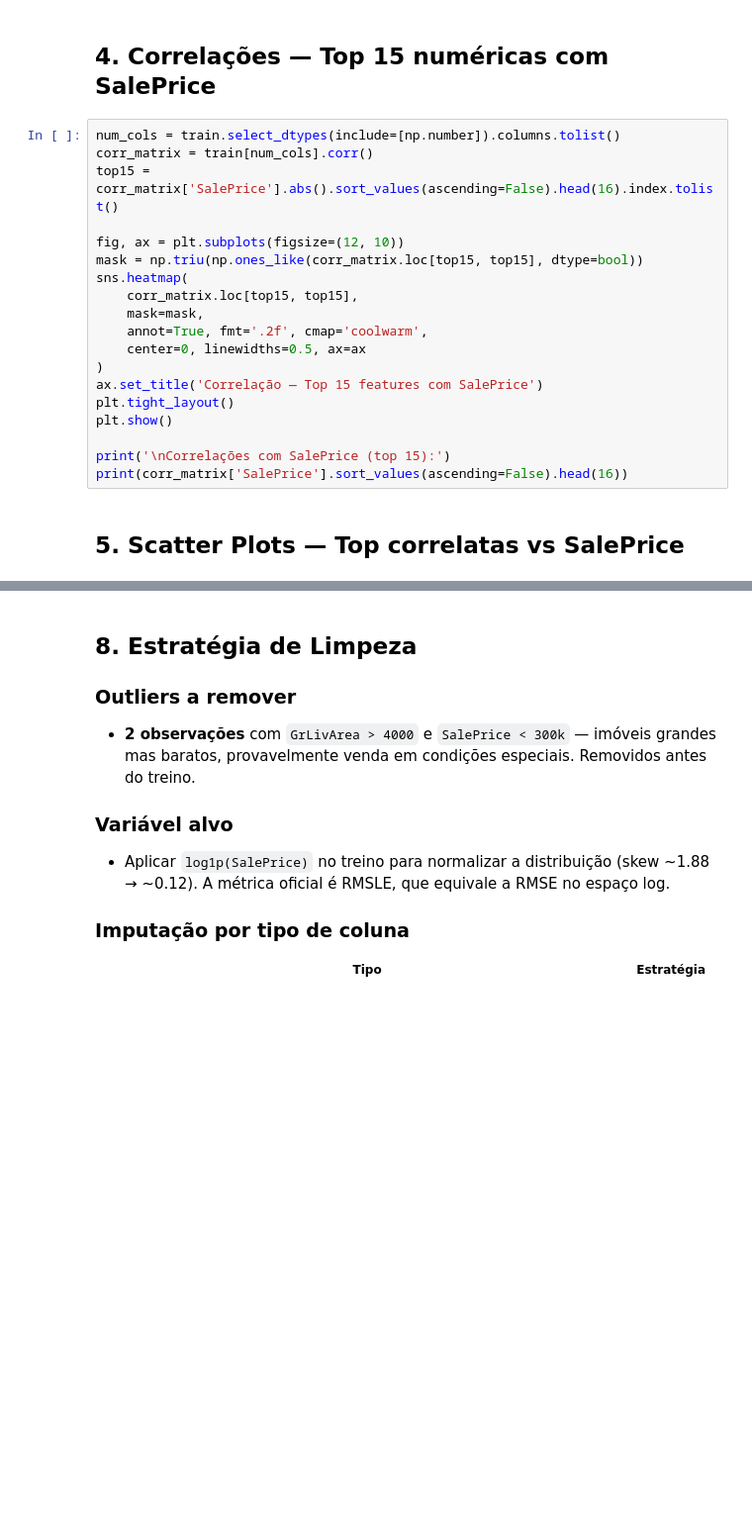
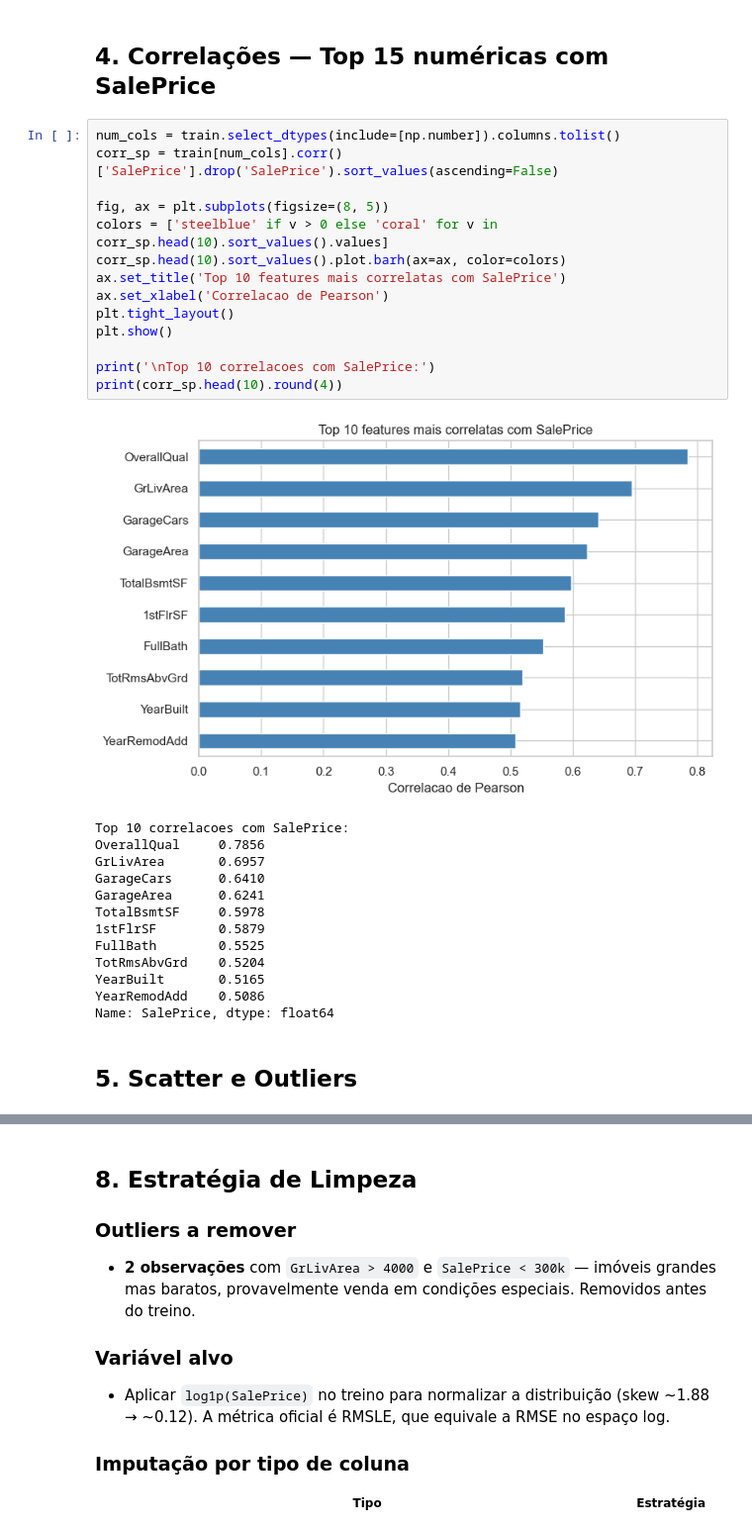
Before and after one commit to Victorios20/house-prices-comp, a Jupyter notebook: notebooks/01_EDA.ipynb, the cells around one changed output, grey strips where cells are left out. Shown at 99% size. Saved outputs shown, nothing was run; the diff lists cells and outputs as text; blank space fills up the shorter version.

```diff
--- a/notebooks/01_EDA.ipynb
+++ b/notebooks/01_EDA.ipynb
@@ -114,23 +166,32 @@ plt.show()
 ## 4. Correlações — Top 15 numéricas com SalePrice
 # %%
 num_cols = train.select_dtypes(include=[np.number]).columns.tolist()
-corr_matrix = train[num_cols].corr()
-top15 = corr_matrix['SalePrice'].abs().sort_values(ascending=False).head(16).index.tolist()
+corr_sp = train[num_cols].corr()['SalePrice'].drop('SalePrice').sort_values(ascending=False)
 
-fig, ax = plt.subplots(figsize=(12, 10))
-mask = np.triu(np.ones_like(corr_matrix.loc[top15, top15], dtype=bool))
-sns.heatmap(
-    corr_matrix.loc[top15, top15],
-    mask=mask,
-    annot=True, fmt='.2f', cmap='coolwarm',
-    center=0, linewidths=0.5, ax=ax
-)
-ax.set_title('Correlação — Top 15 features com SalePrice')
+fig, ax = plt.subplots(figsize=(8, 5))
+colors = ['steelblue' if v > 0 else 'coral' for v in corr_sp.head(10).sort_values().values]
+corr_sp.head(10).sort_values().plot.barh(ax=ax, color=colors)
+ax.set_title('Top 10 features mais correlatas com SalePrice')
+ax.set_xlabel('Correlacao de Pearson')
 plt.tight_layout()
 plt.show()
 
-print('\nCorrelações com SalePrice (top 15):')
-print(corr_matrix['SalePrice'].sort_values(ascending=False).head(16))
+print('\nTop 10 correlacoes com SalePrice:')
+print(corr_sp.head(10).round(4))
+# %% [output]
+[figure, added]
+Top 10 correlacoes com SalePrice:
+OverallQual     0.7856
+GrLivArea       0.6957
+GarageCars      0.6410
+GarageArea      0.6241
+TotalBsmtSF     0.5978
+1stFlrSF        0.5879
+FullBath        0.5525
+TotRmsAbvGrd    0.5204
+YearBuilt       0.5165
+YearRemodAdd    0.5086
+Name: SalePrice, dtype: float64
 # %% [markdown]
-## 5. Scatter Plots — Top correlatas vs SalePrice
+## 5. Scatter e Outliers
 # %%
```
Also changed, not shown: parts of 13 cells of this notebook, 10 other files.
